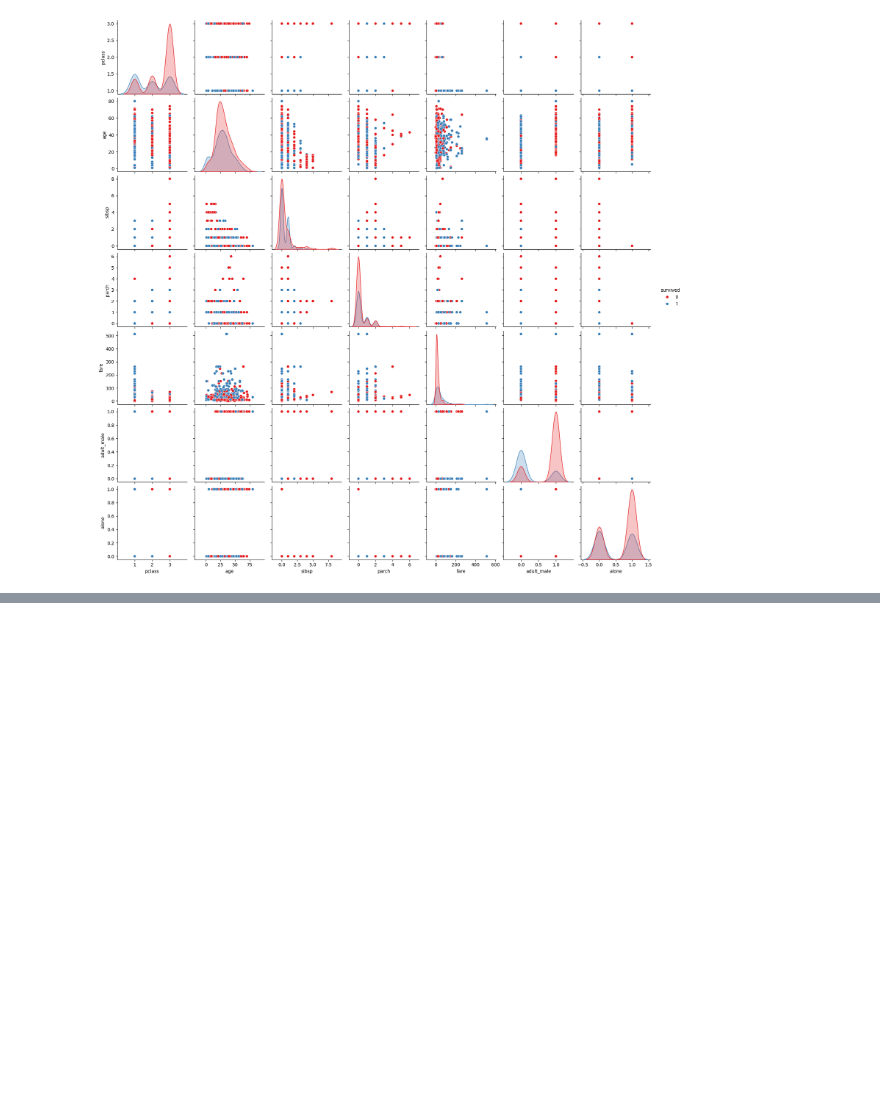
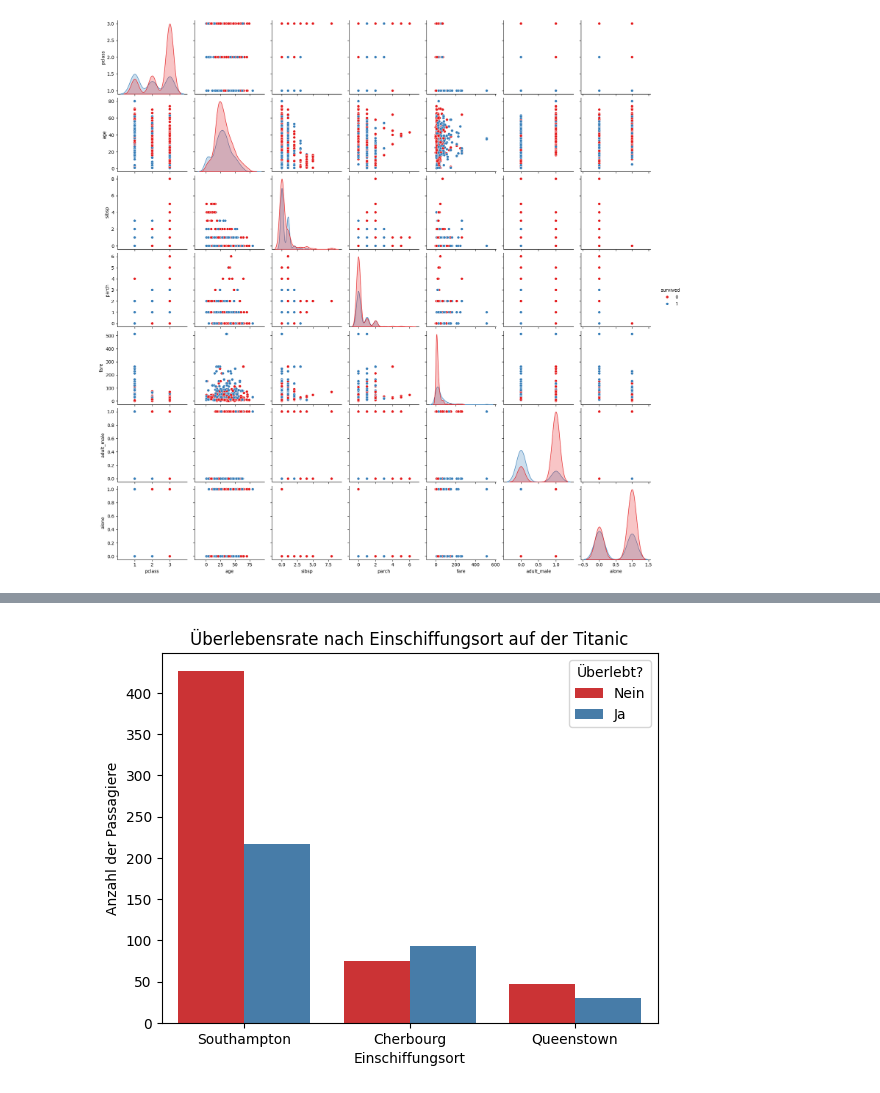
Before and after one commit to maumaudonut/BINA-Projekt-FS25-Donat, a Jupyter notebook: Erstes Projekt Donat/3Projekt.ipynb, the cells around one changed output, grey strips where cells are left out. Saved outputs shown, nothing was run; the diff lists cells and outputs as text; code cells hidden in the pictures; blank space fills up the shorter version.

```diff
--- a/Erstes Projekt Donat/3Projekt.ipynb
+++ b/Erstes Projekt Donat/3Projekt.ipynb
@@ -66,0 +107,14 @@ plt.show()
+# %%
+# Erstelle einen gruppierten Balkenplot
+sns.countplot(x='embark_town', hue='survived', data=titanic_df, palette='Set1')
+
+# Beschriftungen und Titel hinzufügen
+plt.xlabel('Einschiffungsort')
+plt.ylabel('Anzahl der Passagiere')
+plt.title('Überlebensrate nach Einschiffungsort auf der Titanic')
+plt.legend(title='Überlebt?', labels=['Nein', 'Ja'])
+
+# Zeige den Plot an
+plt.show()
+# %% [output]
+[figure, added]
```
Also changed, not shown: parts of 6 cells of this notebook.
